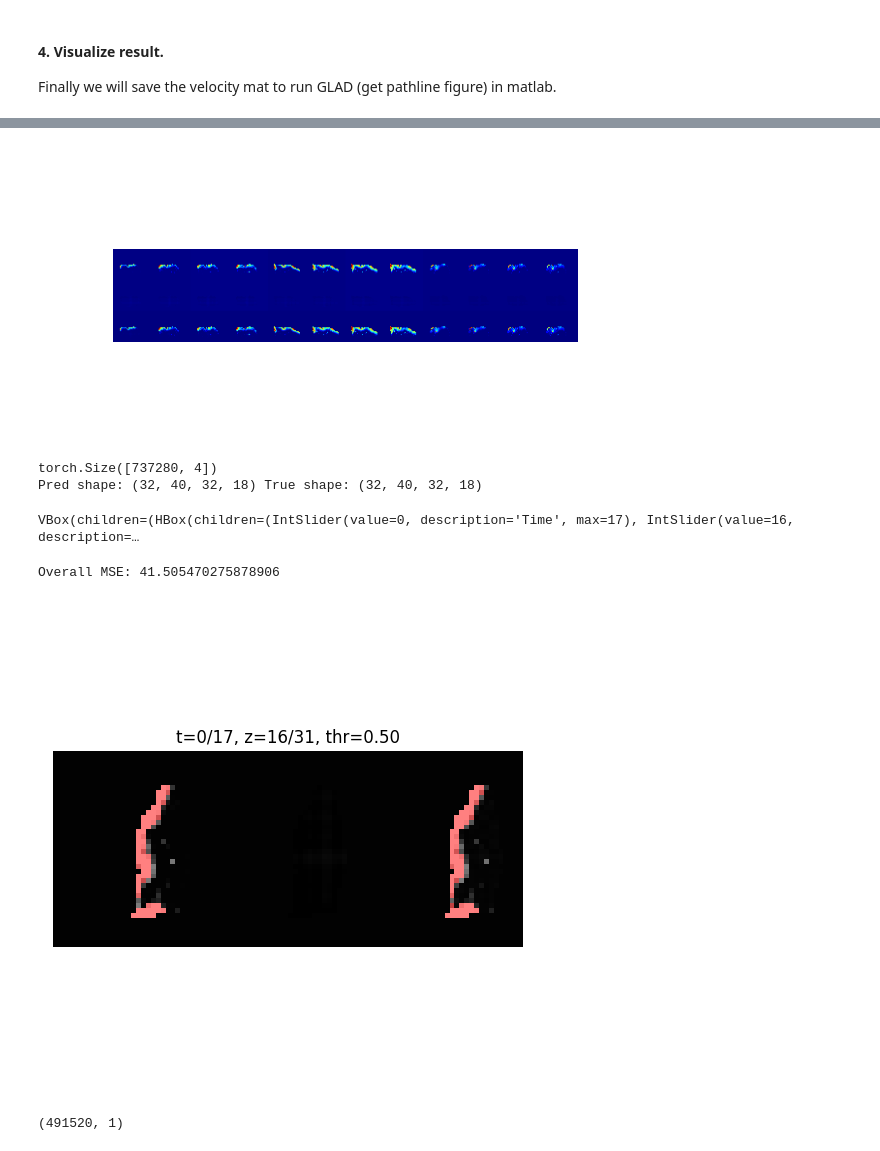
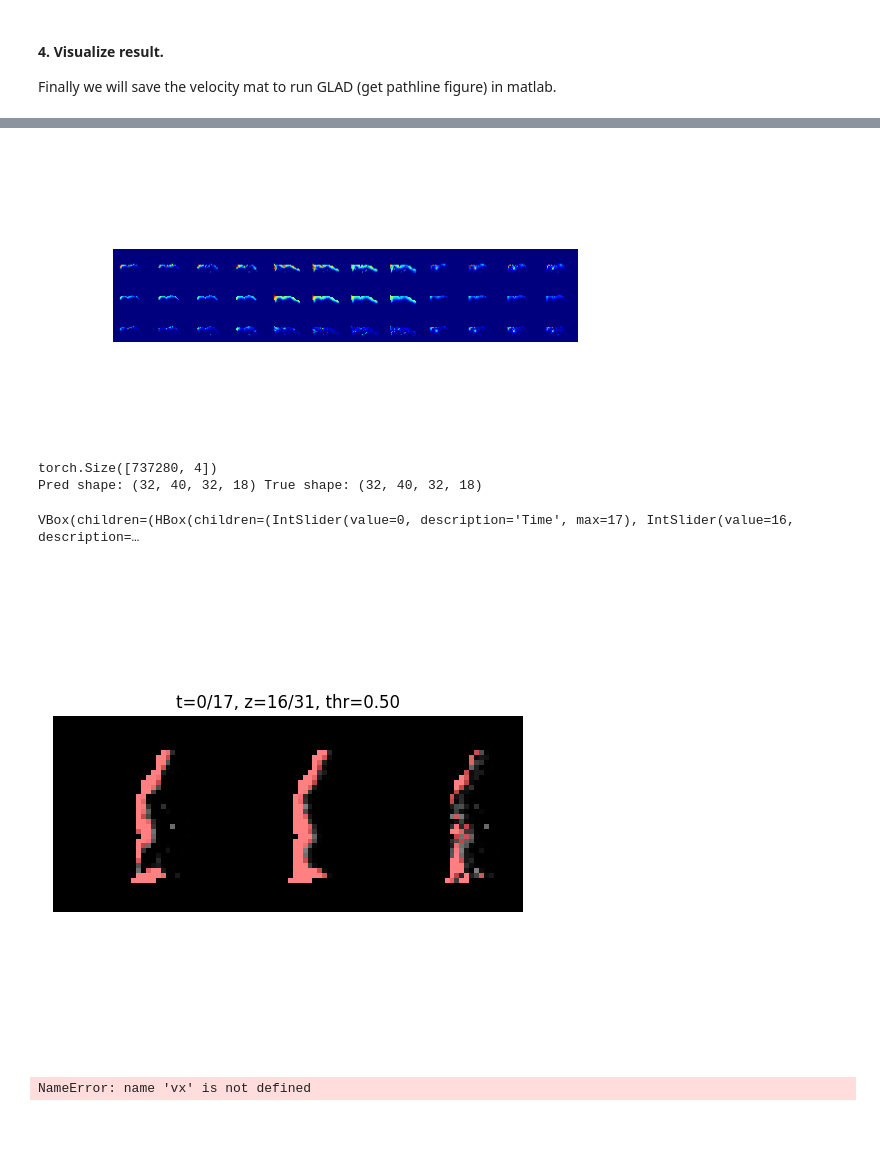
Before and after one commit to Winfred666/MRI_PINN, a Jupyter notebook: advect_diffuse_3d.ipynb, the cells around one changed output, grey strips where cells are left out. Drawn from its saved outputs; the diff is of its cells as text; code cells hidden in the pictures.

```diff
--- a/advect_diffuse_3d.ipynb
+++ b/advect_diffuse_3d.ipynb
@@ -294,16 +317,17 @@ class ADPINN_Joint(ADPINN_Base):
 - first we has initializaiton for c and v net
 - then pde loss for only v net
 - finally joint optimization.
+# %%
+# Instantiate the model and trainer or load from checkpoint:
+ad_net = AD_Net(c_layers=[4] + [neuron_num for _ in range(hid_layer_num)] + [1],
+    u_layers=[3] + [neuron_num for _ in range(hid_layer_num)] + [3],
+    data=data,mask=mask,C_star=c_dataset.C_star,
+    incompressible=False,
+    char_domain=char_domain,
+    freq_nums=positional_encode_nums,
+    gamma_space=position_encode_freq_scale,
+    DTI=DTI_tensor)
 # %%
-# Instantiate the model and trainer or load from checkpoint:
-ad_net = AD_Net(c_layers=[4] + [neuron_num for _ in range(hid_layer_num)] + [1],
-    u_layers=[3] + [neuron_num for _ in range(hid_layer_num)] + [3],
-    incompressible=False,
-    char_domain=char_domain,
-    freq_nums=positional_encode_nums,
-    gamma_space=position_encode_freq_scale,
-    DTI=DTI_tensor)
-
 if do_training:
     logger = TensorBoardLogger("tb_logs", name="seqtrain_ADPINN")
     # save every 100 epochs
@@ -344,17 +368,20 @@ if do_training:
         if phase == "init_c":
             pinn_model = ADPINN_InitC(ad_net, learning_rate=lr)
             datamodule = c_dataset
+        elif phase == "init_c_denoise":
+            pinn_model = Denoising_C_Pretrainer(ad_net.c_net, lr=lr)
+            datamodule = c_dataset
         elif phase == "init_v":
             pinn_model = ADPINN_InitV(ad_net, learning_rate=lr)
             datamodule = v_dataset
         elif phase == "pde_v":
             pinn_model = ADPINN_PDE_V(ad_net, learning_rate=lr)
             datamodule = DCEMRIDataModule(data, char_domain, mask,
-                                      batch_size=batch_size, device=device)
+                                      batch_size=batch_size, device=device) # use smaller batch_size
         elif phase == "joint":
             pinn_model = ADPINN_Joint(ad_net, learning_rate=lr)
             datamodule = DCEMRIDataModule(data, char_domain, mask,
-                                      batch_size=batch_size, device=device)
+                                      batch_size=batch_size, device=device)  # use smaller batch_size
         else:
             continue
 
@@ -367,12 +394,7 @@ if do_training:
         # pinn_model.log = lambda name, value, **kw: super(type(pinn_model), pinn_model).log(f"{phase}/{name}", value, **kw)
         trainer.fit(pinn_model, datamodule=datamodule,
                     ckpt_path=ckpt_path if continue_training and last_model is None else None)
-        ckpt_name = (
-            f"data/adpinn_{phase}_{data.shape[0]}_{int(t[0])}-{int(t[-1])}"
-            f"_pos{position_encode_freq_scale}{positional_encode_nums[0]}"
-            f"_l{hid_layer_num}_n{neuron_num}{'' if DTI_tensor is None else '_DTI'}"
-            f"_{datetime.now().strftime('%m%d')}.pth"
-        )
+        ckpt_name = (f"data/adpinn_{phase}_{output_tag}.pth")
         trainer.save_checkpoint(ckpt_name)
 
         last_model = pinn_model
@@ -461,47 +450,46 @@ interactive(children=(IntSlider(value=3, description='Stride', max=10, min=1), I
 # %%
 # use pinn_model.val_slice_4d to draw concentration slices
-c_vis_list = pinn_model.draw_concentration_slices()
+c_vis_list = pinn_model.c_net.draw_concentration_slices()
 plt.figure(figsize=(6,3))
 plt.imshow(c_vis_list, cmap='jet', vmin=0, vmax=1)
 plt.axis('off')
 plt.show()
 # %% [output]
-[figure, old version]
+[figure, new version]
 # %%
 # 2. Extract all density field with x,y,z,t 4D grid for visualization
 
 grid_tensor_4d = char_domain.get_characteristic_geotimedomain()  # include time part
 print(grid_tensor_4d.shape)
 def predict_concentration_4d(model, pts4, nx, ny, nz, nt, batch_size=200_000):
     out_list = []
     with torch.no_grad():
         for i in range(0, pts4.shape[0], batch_size):
             chunk = pts4[i:i+batch_size]
             pred = model.c_net(chunk)
             out_list.append(pred.cpu())
     C_flat = torch.cat(out_list, dim=0).numpy().reshape(nx, ny, nz, nt)
     # C_flat = torch.cat(out_list, dim=0).numpy().reshape(nx, ny, nz, nt)
     return C_flat
 
 C_pred_4d = predict_concentration_4d(pinn_model, grid_tensor_4d, nx, ny, nz, len(t), batch_size=200_000)
 
 # Back to physical units
 C_pred_4d *= c_dataset.C_star
 print("Pred shape:", C_pred_4d.shape, "True shape:", data.shape)  # (nx, ny, nz, nt)
 
 _ = draw_nifti_slices_with_time(C_pred_4d, data, mask)
 # try calculate loss with true data
-from sklearn.metrics import mean_squared_error
-mse_overall = mean_squared_error(data.flatten(), C_pred_4d.flatten())
+# from sklearn.metrics import mean_squared_error
+# mse_overall = mean_squared_error(data.flatten(), C_pred_4d.flatten())
 # %% [output]
 torch.Size([737280, 4])
 Pred shape: (32, 40, 32, 18) True shape: (32, 40, 32, 18)
 VBox(children=(HBox(children=(IntSlider(value=0, description='Time', max=17), IntSlider(value=16, description=…
-Overall MSE: 41.505470275878906
-[figure, old version]
+[figure, new version]
 # %%
 # Export velocity to .mat format so that we could run GLAD using matlab
-# the rOMT code require velocity reshaped to N*3 x 1, with unit mm/min
-save_velocity_mat(vx,vy,vz)
+# the rOMT code require velocity reshaped to N*3 x 1, with unit cell/min
+save_velocity_mat(vx,vy,vz,pixdim,path=f"data/ad_net_velocity_{output_tag}.mat")
 # %% [output]
-(491520, 1)
+NameError: name 'vx' is not defined
```
Also changed, not shown: parts of 10 cells of this notebook, 6 other files.
